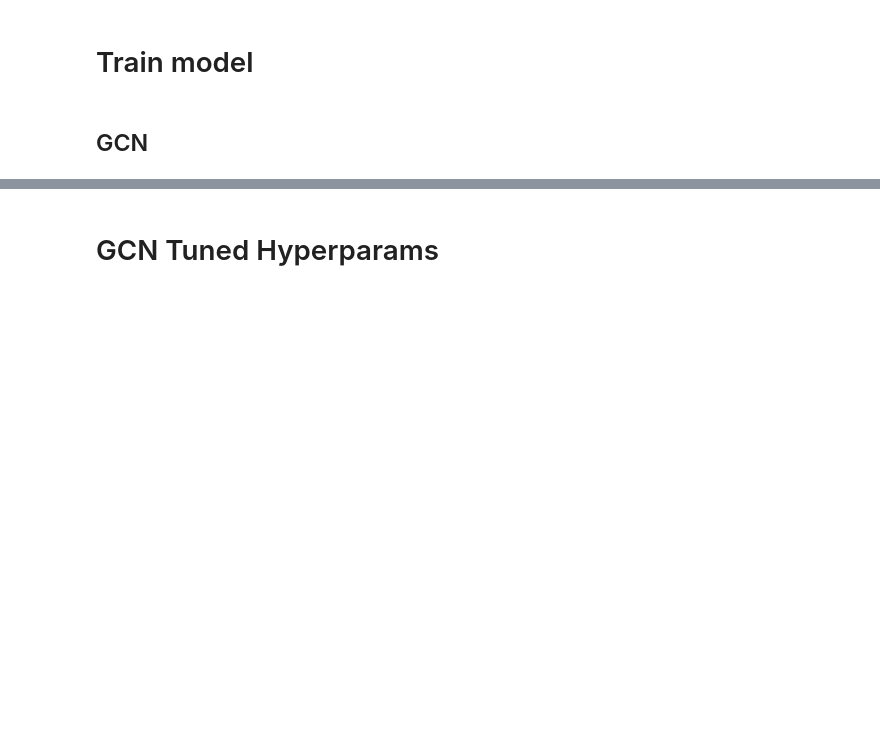
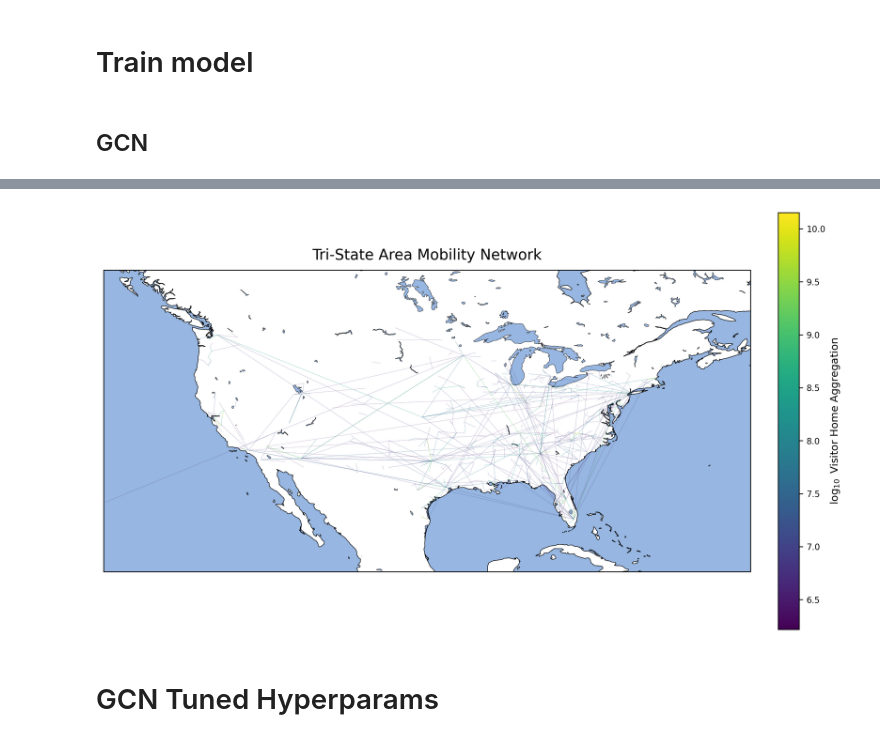
Before and after one commit to hwunrow/cgnn, a Jupyter notebook: src/main.ipynb, the cells around one changed output, grey strips where cells are left out. Cells and saved outputs as stored; diff of their text form; code cells hidden in the pictures; blank space fills up the shorter version.

```diff
--- a/src/main.ipynb
+++ b/src/main.ipynb
@@ -273,0 +337,3 @@ test corr tensor(0.5270, device='cuda:0', grad_fn=<SelectBackward0>)
+# %%
+mobility_df['key'] = mobility_df['cbsa_orig'] + "-" + mobility_df['date_range_start'].dt.strftime('%Y-%m-%d') + "-" + \
+    mobility_df['cbsa_dest'] + "-" + pd.to_datetime(mobility_df['date_range_start']).dt.strftime('%Y-%m-%d')
@@ -273,0 +362,15 @@ test corr tensor(0.5270, device='cuda:0', grad_fn=<SelectBackward0>)
+# %%
+cbsa_lat_long_df = pd.read_csv('../data/raw/2024_Gaz_cbsa_national.csv', dtype={
+        "GEOID": "str",
+})
+# %%
+mobility_df = mobility_df.merge(cbsa_lat_long_df[["GEOID", "INTPTLAT", "INTPTLONG"]], left_on="cbsa_orig", right_on="GEOID", how="left").drop("GEOID", axis=1).rename(
+    columns={"INTPTLAT":"LATITUDE_orig", "INTPTLONG":"LONGITUDE_orig"}
+)
+
+
+mobility_df = mobility_df.merge(cbsa_lat_long_df[["GEOID", "INTPTLAT", "INTPTLONG"]], left_on="cbsa_dest", right_on="GEOID", how="left").drop("GEOID", axis=1).rename(
+    columns={"INTPTLAT":"LATITUDE_dest", "INTPTLONG":"LONGITUDE_dest"}
+)
+# %%
+mobility_df["log_visitor_home_aggregation"] = np.log(mobility_df["visitor_home_aggregation"])
@@ -274,3 +767,7 @@ test corr tensor(0.5270, device='cuda:0', grad_fn=<SelectBackward0>)
+# %%
+fig = plot_safgegraph_tristate_publication(mobility_df[mobility_df["key"].isin([node_idx_start[i] + "-" + node_idx_end[i] for i in range(len(node_idx_end))])])
+# %% [output]
+[figure, added]
 # %% [markdown]
 # GCN Tuned Hyperparams
 # %%
```
Also changed, not shown: parts of 25 cells of this notebook.
